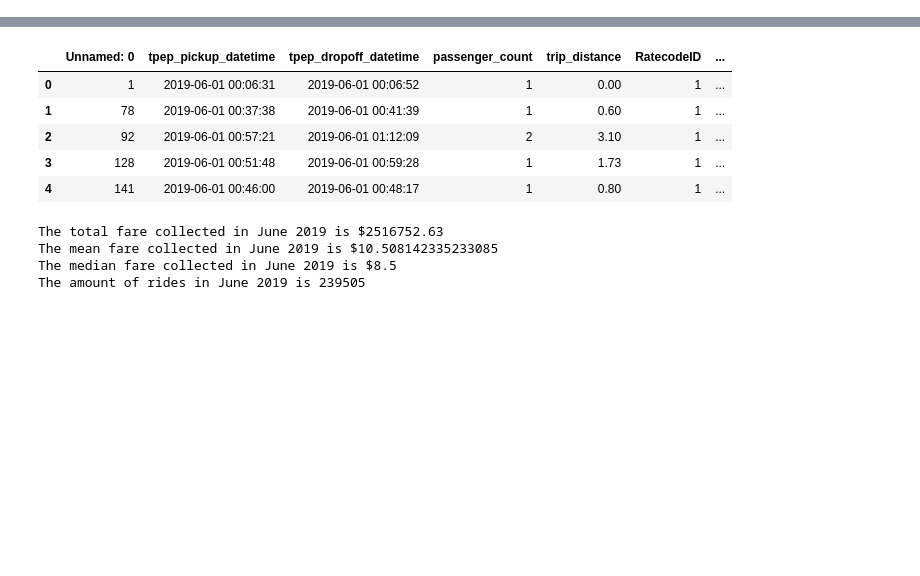
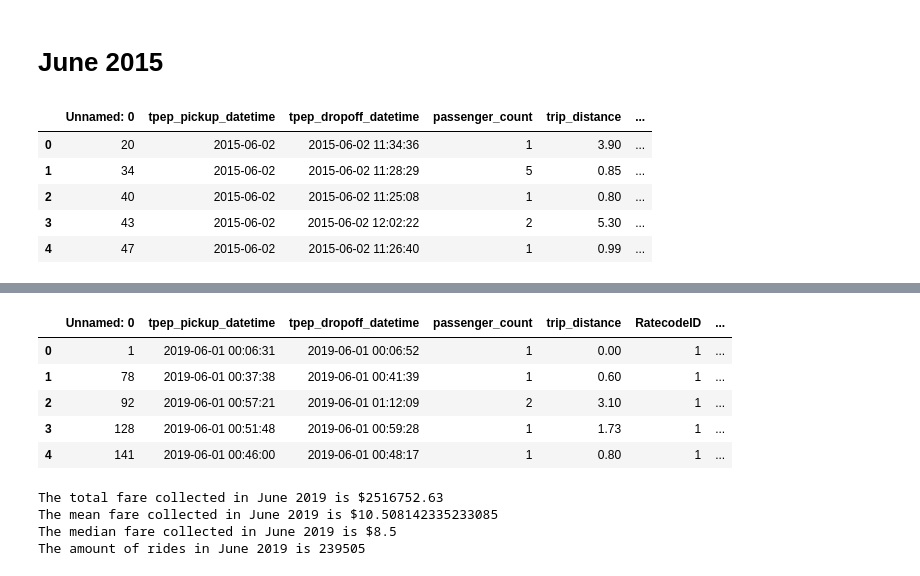
Before and after one commit to ILekawa9/Project-1, a Jupyter notebook: Yellow Taxi Price Analysis.ipynb, the cells around one changed output, grey strips where cells are left out. Drawn from its saved outputs; the diff is of its cells as text; code cells hidden in the pictures; blank space fills up the shorter version.

```diff
--- a/Yellow Taxi Price Analysis.ipynb
+++ b/Yellow Taxi Price Analysis.ipynb
@@ -2,3 +2,16 @@
 import pandas as pd
 import numpy as np
 import matplotlib.pyplot as plt
+# %% [markdown]
+# June 2015
+# %%
+yellow_taxi_2015_06 = "../Desktop/NYC Taxi & FHV Data/taxi_june_2015.csv"
+yt_june_2015_df = pd.read_csv(yellow_taxi_2015_06)
+yt_june_2015_df.head()
+# %% [output]
+|  | Unnamed: 0 | tpep_pickup_datetime | tpep_dropoff_datetime | passenger_count | trip_distance | ... |
+| 0 | 20 | 2015-06-02 | 2015-06-02 11:34:36 | 1 | 3.90 | ... |
+| 1 | 34 | 2015-06-02 | 2015-06-02 11:28:29 | 5 | 0.85 | ... |
+| 2 | 40 | 2015-06-02 | 2015-06-02 11:25:08 | 1 | 0.80 | ... |
+| 3 | 43 | 2015-06-02 | 2015-06-02 12:02:22 | 2 | 5.30 | ... |
+| 4 | 47 | 2015-06-02 | 2015-06-02 11:26:40 | 1 | 0.99 | ... |
```
Also changed, not shown: parts of 7 cells of this notebook.
